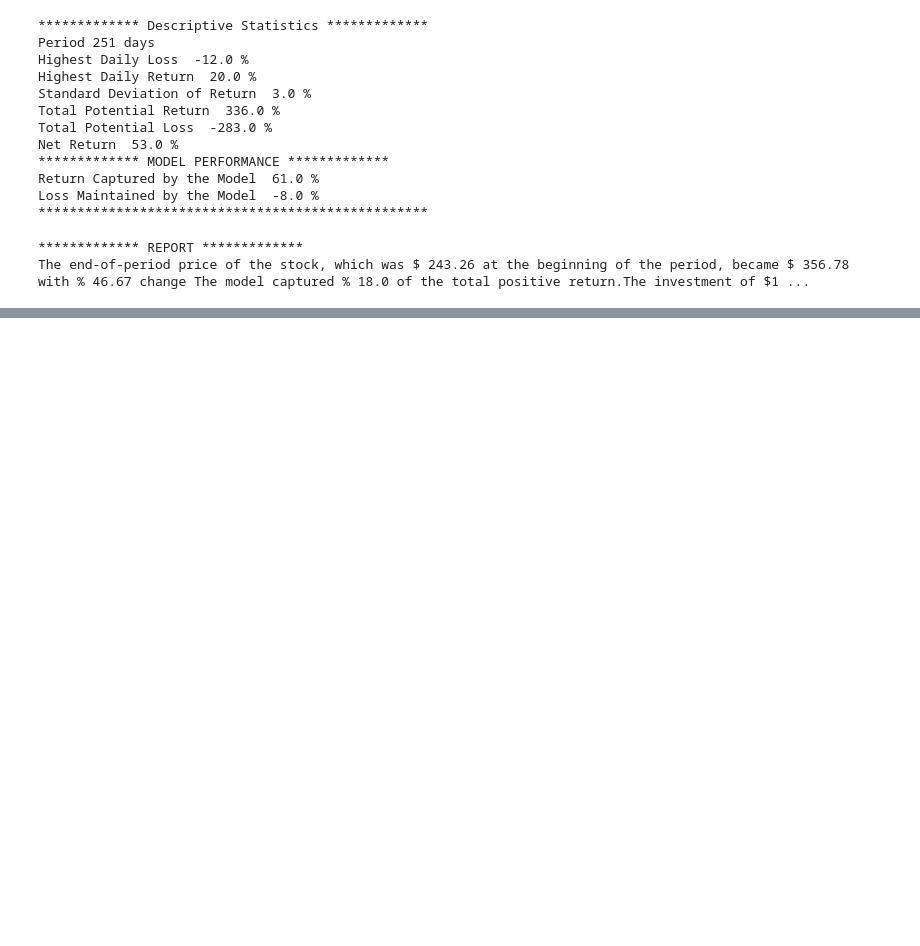
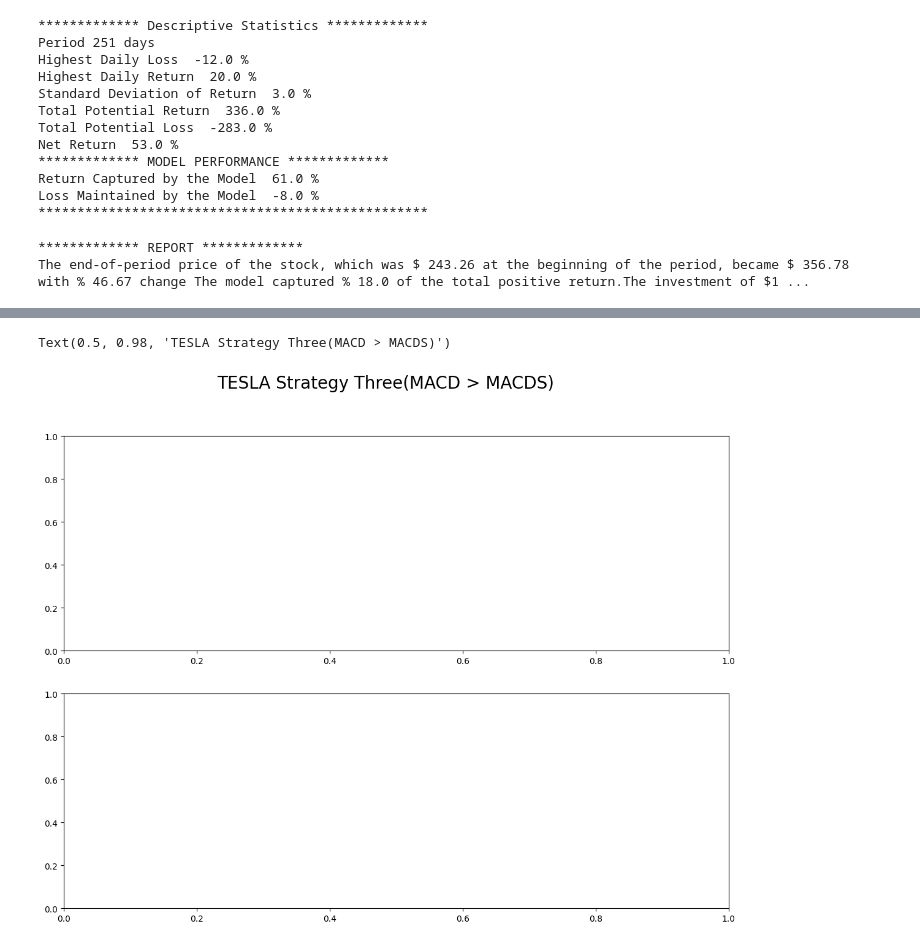
Before and after one commit to batuhanmtl/Time-Series-Analysis, a Jupyter notebook: Multivariate Regression/StockPricePrediction.ipynb, the cells around one changed output, grey strips where cells are left out. Saved outputs shown, nothing was run; the diff lists cells and outputs as text; code cells hidden in the pictures; blank space fills up the shorter version.

```diff
--- a/Multivariate Regression/StockPricePrediction.ipynb
+++ b/Multivariate Regression/StockPricePrediction.ipynb
@@ -249,0 +279,6 @@ The end-of-period price of the stock, which was $ 243.26 at the beginning of the
+# %%
+f,axarr = plt.subplots(2,sharex=False,figsize=(14,10))
+f.suptitle('TESLA Strategy Three(MACD > MACDS)', fontsize=20)
+# %% [output]
+Text(0.5, 0.98, 'TESLA Strategy Three(MACD > MACDS)')
+[figure, added]
```
Also changed, not shown: parts of 4 cells of this notebook.
